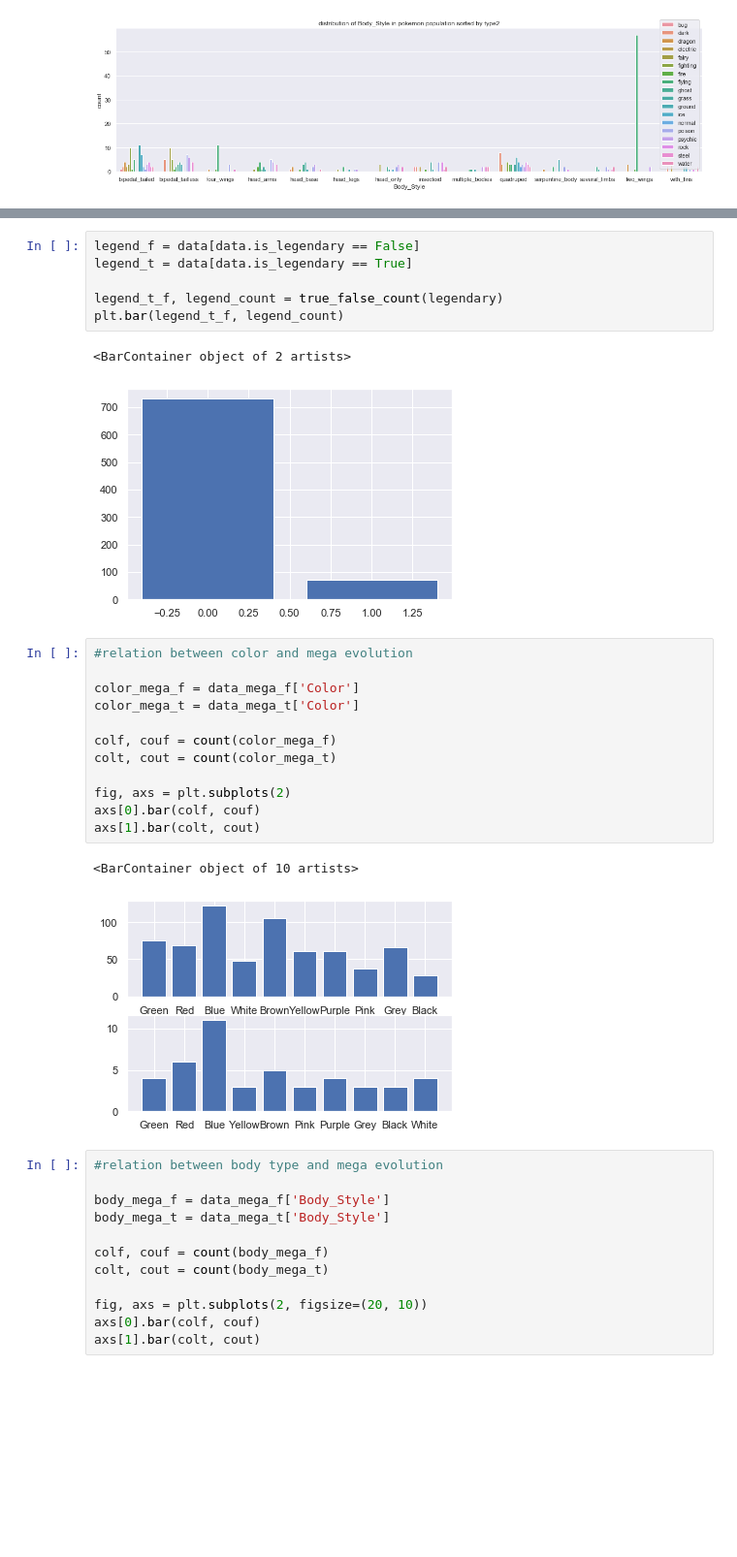
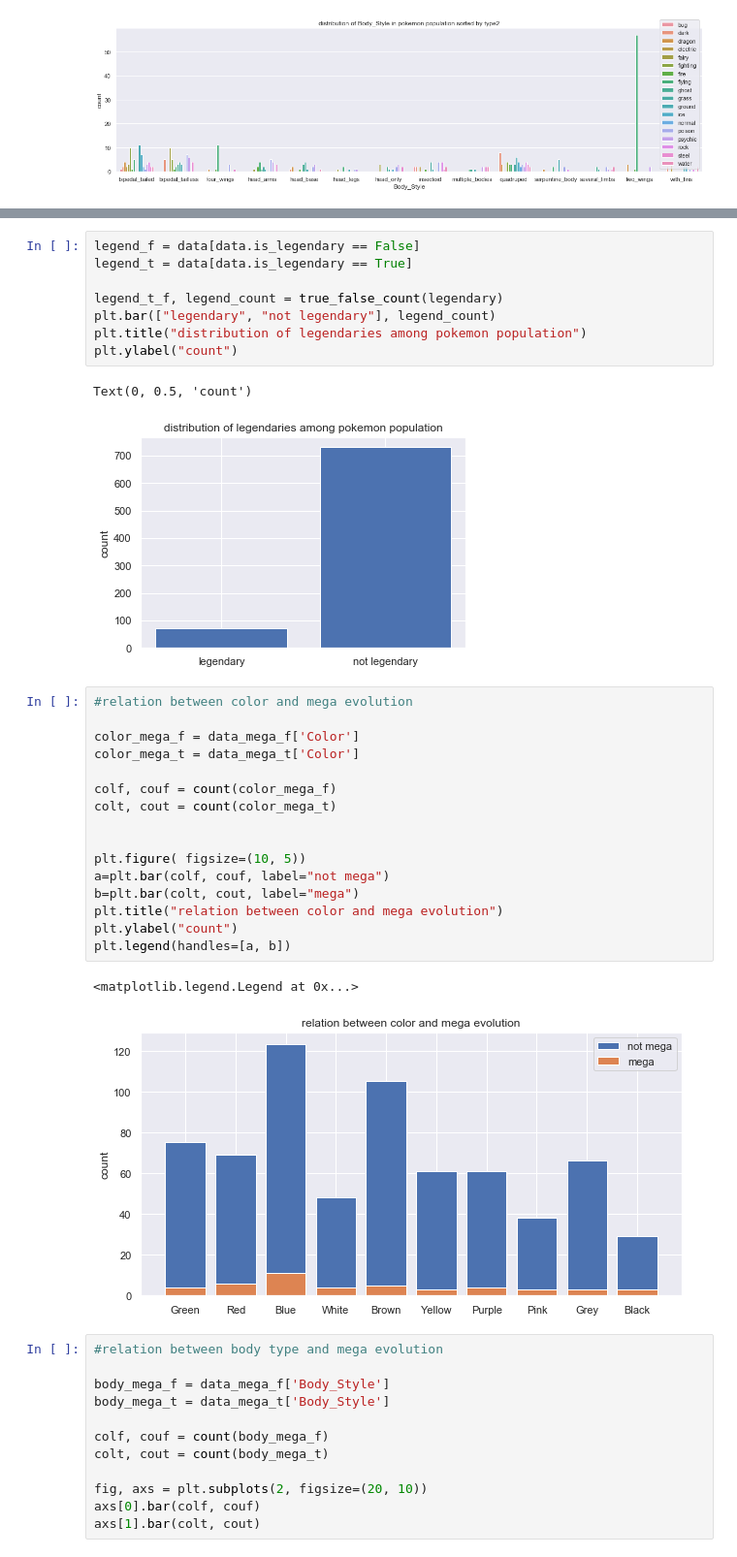
Before and after one commit to com-480-data-visualization/com-480-project-analaktycs, a Jupyter notebook: Milestone1.ipynb, the cells around one changed output, grey strips where cells are left out. Shown at 97% size. Drawn from its saved outputs; the diff is of its cells as text; blank space fills up the shorter version.

```diff
--- a/Milestone1.ipynb
+++ b/Milestone1.ipynb
@@ -942,25 +947,31 @@ legend_f = data[data.is_legendary == False]
 legend_t = data[data.is_legendary == True]
 
 legend_t_f, legend_count = true_false_count(legendary)
-plt.bar(legend_t_f, legend_count)
+plt.bar(["legendary", "not legendary"], legend_count)
+plt.title("distribution of legendaries among pokemon population")
+plt.ylabel("count")
 # %% [output]
-<BarContainer object of 2 artists>
+Text(0, 0.5, 'count')
-[figure, old version]
+[figure, new version]
 # %%
 #relation between color and mega evolution
 
 color_mega_f = data_mega_f['Color']
 color_mega_t = data_mega_t['Color']
 
 colf, couf = count(color_mega_f)
 colt, cout = count(color_mega_t)
 
-fig, axs = plt.subplots(2)
-axs[0].bar(colf, couf)
-axs[1].bar(colt, cout)
+
+plt.figure( figsize=(10, 5))
+a=plt.bar(colf, couf, label="not mega")
+b=plt.bar(colt, cout, label="mega")
+plt.title("relation between color and mega evolution")
+plt.ylabel("count")
+plt.legend(handles=[a, b])
 # %% [output]
-<BarContainer object of 10 artists>
+<matplotlib.legend.Legend at 0x...>
-[figure, old version]
+[figure, new version]
 # %%
 #relation between body type and mega evolution
 
```
Also changed, not shown: parts of 13 cells of this notebook.
